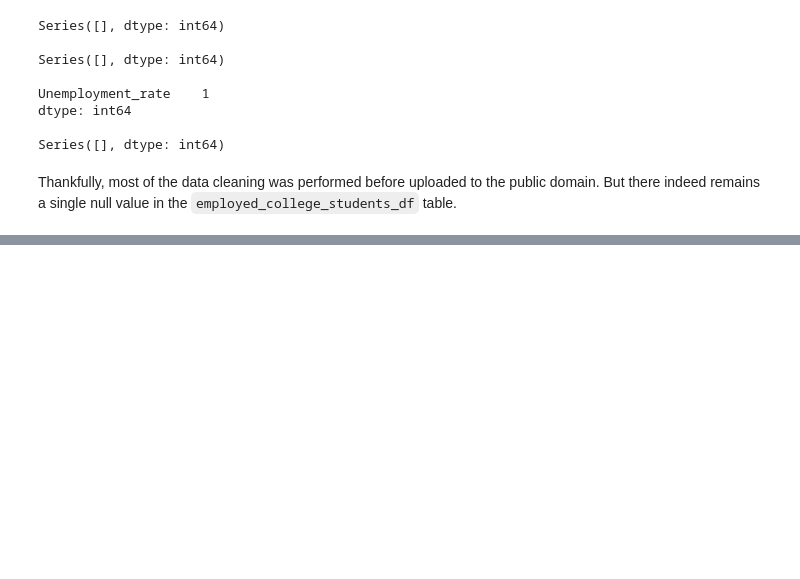
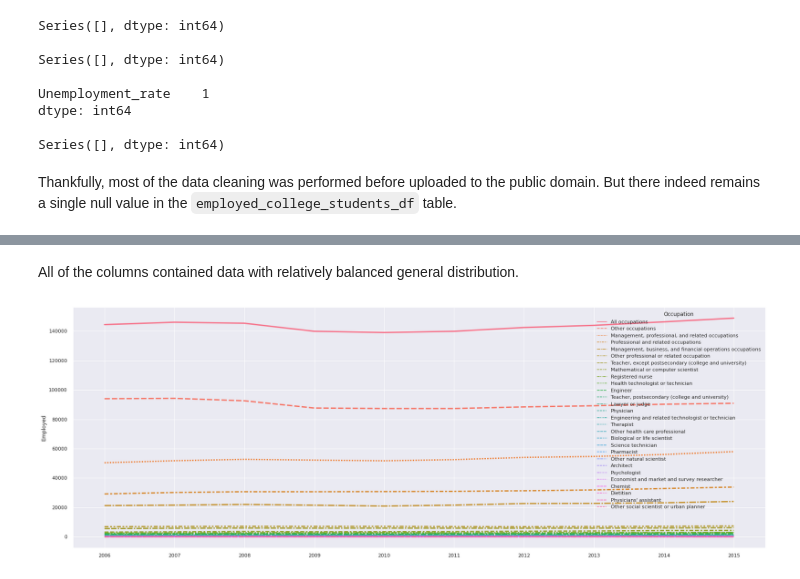
Before and after one commit to yabbou/Career_Forecasting, a Jupyter notebook: final_project.ipynb, the cells around one changed output, grey strips where cells are left out. Drawn from its saved outputs; the diff is of its cells as text; code cells hidden in the pictures; blank space fills up the shorter version.

```diff
--- a/final_project.ipynb
+++ b/final_project.ipynb
@@ -133,0 +263,9 @@ The last row holds an unknown `unemployment_rate`. Though, the `Unemplyed` colum
+# %% [markdown]
+All of the columns contained data with relatively balanced general distribution.
+# %%
+sns.set(rc={"figure.figsize":(28, 10)})
+sns.lineplot(data=transposed,linewidth=3)
+plt.ylabel('Employed')
+plt.show()
+# %% [output]
+[figure, added]
```
Also changed, not shown: parts of 41 cells of this notebook.
